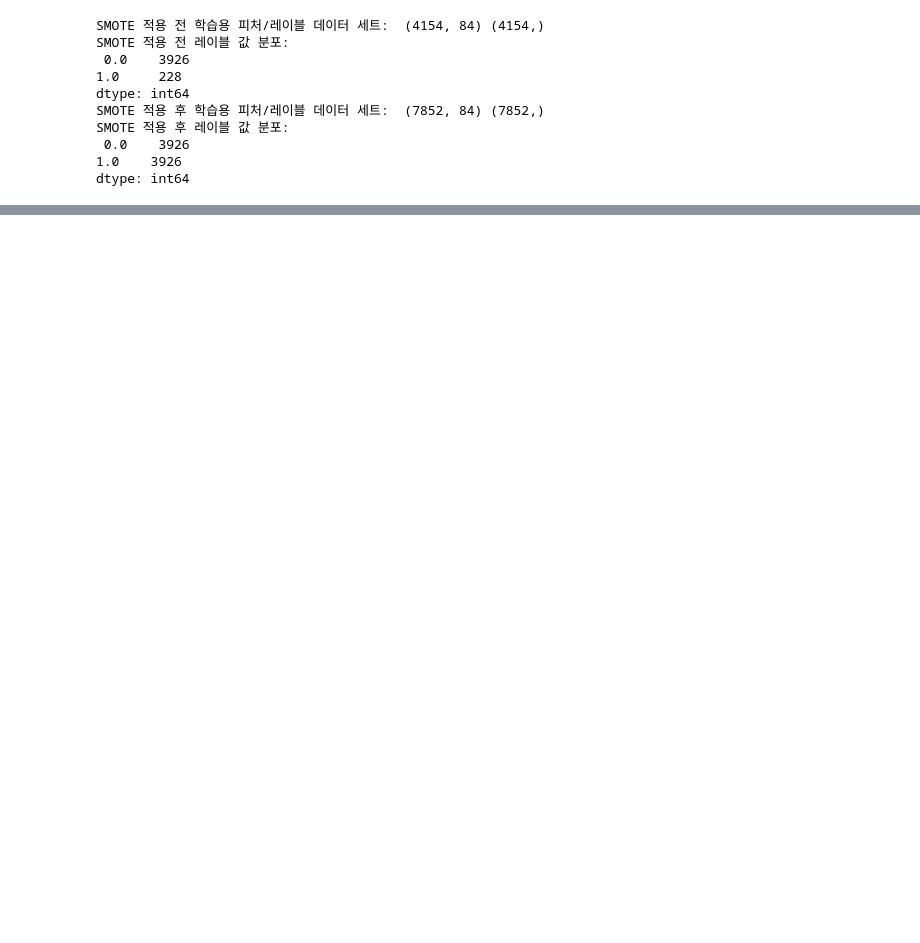
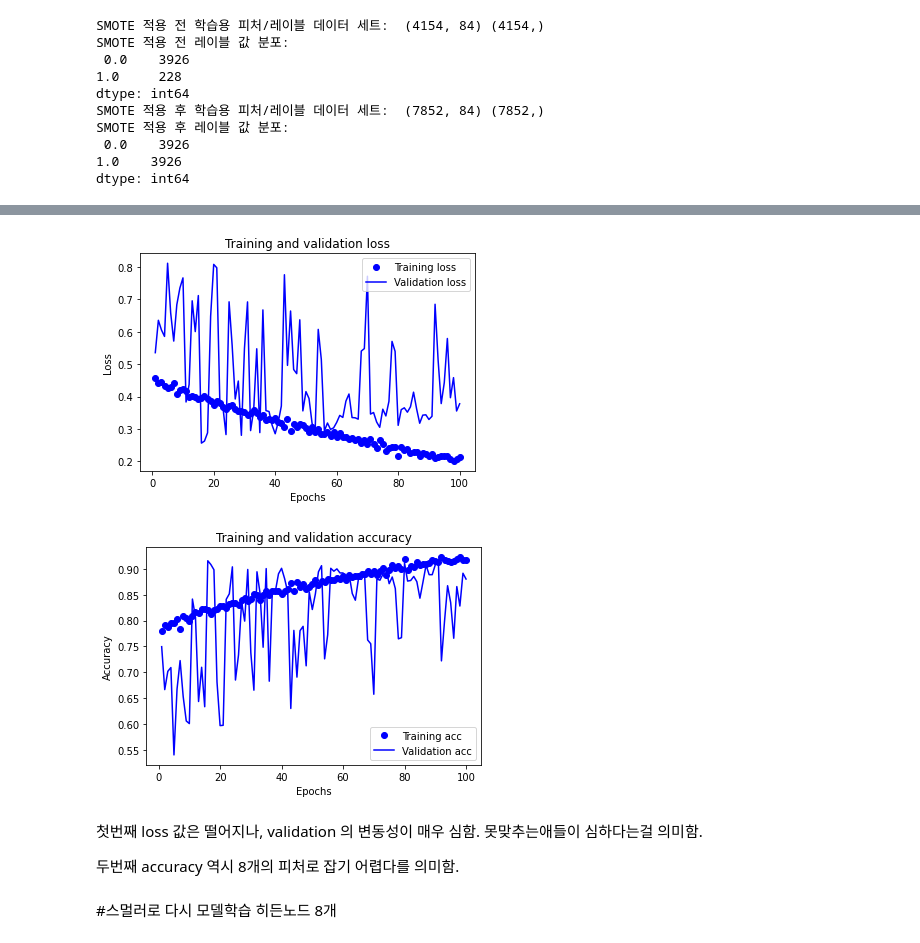
Before and after one commit to leeyerin25/TASK_2022, a Jupyter notebook: 기계학습_3_1_yr.ipynb, the cells around one changed output, grey strips where cells are left out. Drawn from its saved outputs; the diff is of its cells as text; code cells hidden in the pictures; blank space fills up the shorter version.

```diff
--- a/기계학습_3_1_yr.ipynb
+++ b/기계학습_3_1_yr.ipynb
@@ -351,0 +366,10 @@ dtype: int64
+# %%
+from tensorflow.keras.callbacks import EarlyStopping, ModelCheckpoint
+from tensorflow.keras.models import load_model
+
+model = models.Sequential()
+model.add(Dense(32, input_dim = 84, activation='relu'))
+model.add(Dense(32, activation='relu'))
+model.add(Dense(1, activation='sigmoid'))
+
+model.compile(optimizer='RMSprop',loss='binary_crossentropy',metrics=['accuracy'])
@@ -351,0 +381,2 @@ dtype: int64
+# %%
+history = model.fit(X_train_over,y_train_over,epochs=100,batch_size=512,validation_data=(X_test, y_test))
@@ -351,0 +401,36 @@ dtype: int64
+# %%
+loss = history.history['loss']
+val_loss = history.history['val_loss']
+
+epochs = range(1, len(loss) + 1)
+
+plt.plot(epochs, loss, 'bo', label='Training loss')
+plt.plot(epochs, val_loss, 'b', label='Validation loss')
+plt.title('Training and validation loss')
+plt.xlabel('Epochs')
+plt.ylabel('Loss')
+plt.legend()
+
+plt.show()
+
+acc = history.history['accuracy']
+val_acc = history.history['val_accuracy']
+
+plt.plot(epochs, acc, 'bo', label='Training acc')
+plt.plot(epochs, val_acc, 'b', label='Validation acc')
+plt.title('Training and validation accuracy')
+plt.xlabel('Epochs')
+plt.ylabel('Accuracy')
+plt.legend()
+
+plt.show()
+# %% [output]
+[figure, added]
+[figure, added]
+# %% [markdown]
+첫번째 loss 값은 떨어지나, validation 의 변동성이 매우 심함. 못맞추는애들이 심하다는걸 의미함.
+
+두번째 accuracy 역시 8개의 피처로 잡기 어렵다를 의미함.
+# %% [markdown]
+#스멀러로 다시 모델학습
+히든노드 8개
```
Also changed, not shown: parts of 18 cells of this notebook.
